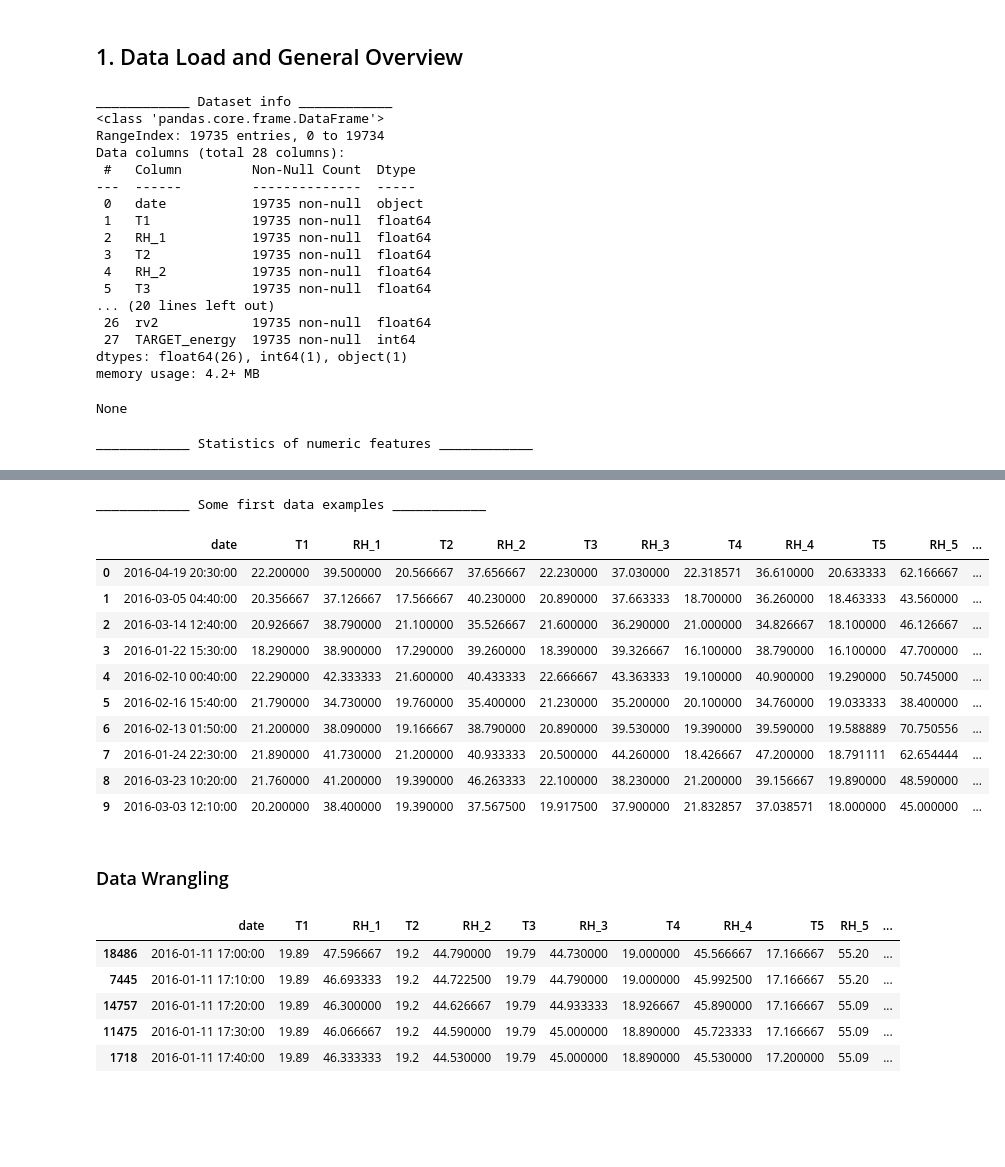
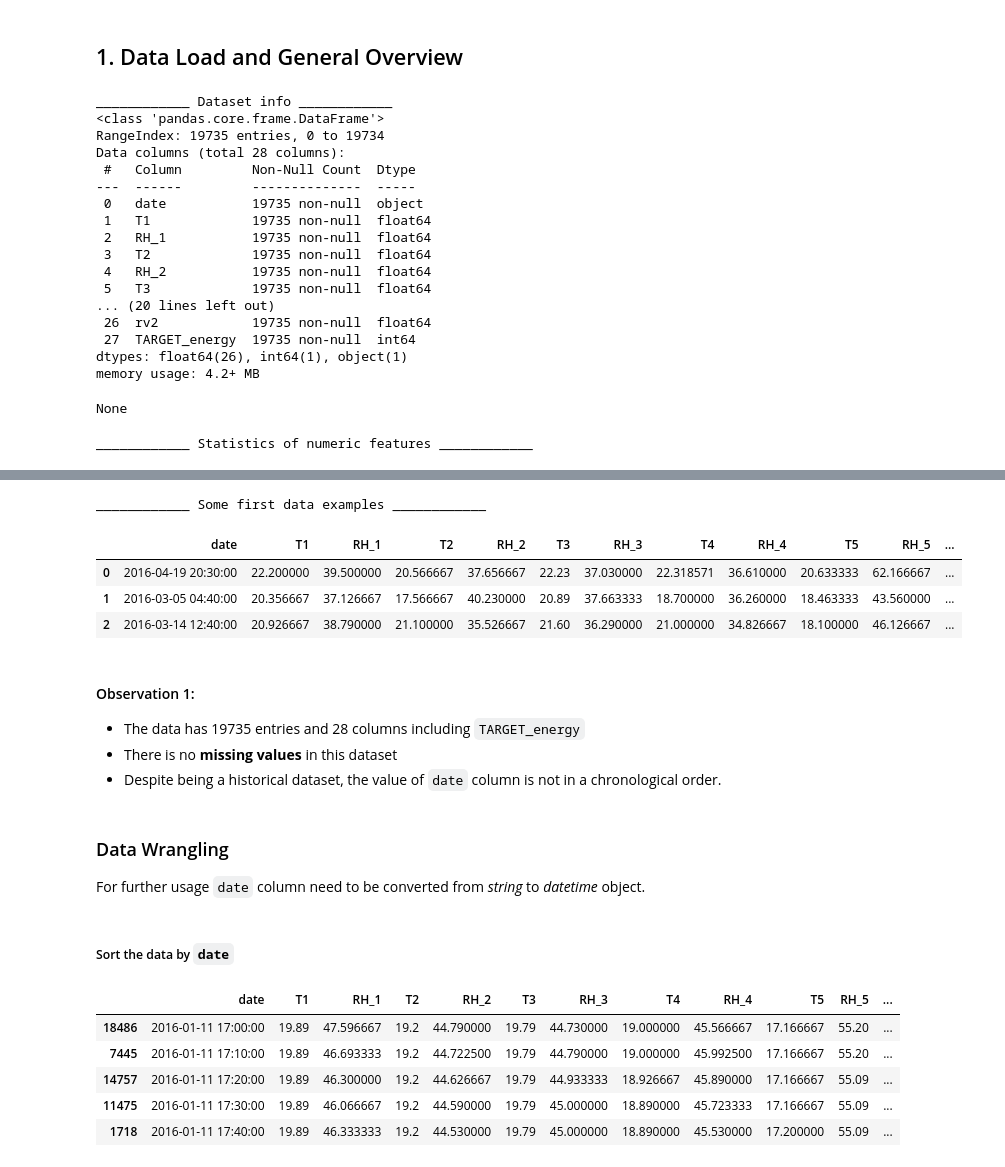
Before and after one commit to bitrao/Appliance-Energy-Use-Prediction, a Jupyter notebook: Energy-Used-Prediction.ipynb, the cells around one changed output, grey strips where cells are left out. Cells and saved outputs as stored; diff of their text form; code cells hidden in the pictures; blank space fills up the shorter version.

```diff
--- a/Energy-Used-Prediction.ipynb
+++ b/Energy-Used-Prediction.ipynb
@@ -45,50 +51,51 @@ display(df.info())
 print('\n____________ Statistics of numeric features ____________')
 display(df.describe())
 print('\n____________ Some first data examples ____________')
-df.head(10)
+df.head(3)
 # %% [output]
 ____________ Dataset info ____________
 <class 'pandas.core.frame.DataFrame'>
 RangeIndex: 19735 entries, 0 to 19734
 Data columns (total 28 columns):
  #   Column         Non-Null Count  Dtype
 ---  ------         --------------  -----
  0   date           19735 non-null  object
  1   T1             19735 non-null  float64
  2   RH_1           19735 non-null  float64
  3   T2             19735 non-null  float64
  4   RH_2           19735 non-null  float64
  5   T3             19735 non-null  float64
 ... (20 lines left out)
  26  rv2            19735 non-null  float64
  27  TARGET_energy  19735 non-null  int64
 dtypes: float64(26), int64(1), object(1)
 memory usage: 4.2+ MB
 None
 ____________ Statistics of numeric features ____________
 |  | T1 | RH_1 | T2 | RH_2 | T3 | RH_3 | T4 | RH_4 | T5 | RH_5 | T6 | ... |
 | count | 19735.000000 | 19735.000000 | 19735.000000 | 19735.000000 | 19735.000000 | 19735.000000 | 19735.000000 | 19735.000000 | 19735.000000 | 19735.000000 | 19735.000000 | ... |
 | mean | 21.686571 | 40.259739 | 20.341219 | 40.420420 | 22.267611 | 39.242500 | 20.855335 | 39.026904 | 19.592106 | 50.949283 | 7.910939 | ... |
 | std | 1.606066 | 3.979299 | 2.192974 | 4.069813 | 2.006111 | 3.254576 | 2.042884 | 4.341321 | 1.844623 | 9.022034 | 6.090347 | ... |
 | min | 16.790000 | 27.023333 | 16.100000 | 20.463333 | 17.200000 | 28.766667 | 15.100000 | 27.660000 | 15.330000 | 29.815000 | -6.065000 | ... |
 | 25% | 20.760000 | 37.333333 | 18.790000 | 37.900000 | 20.790000 | 36.900000 | 19.530000 | 35.530000 | 18.277500 | 45.400000 | 3.626667 | ... |
 | 50% | 21.600000 | 39.656667 | 20.000000 | 40.500000 | 22.100000 | 38.530000 | 20.666667 | 38.400000 | 19.390000 | 49.090000 | 7.300000 | ... |
 | 75% | 22.600000 | 43.066667 | 21.500000 | 43.260000 | 23.290000 | 41.760000 | 22.100000 | 42.156667 | 20.619643 | 53.663333 | 11.256000 | ... |
 | max | 26.260000 | 63.360000 | 29.856667 | 56.026667 | 29.236000 | 50.163333 | 26.200000 | 51.090000 | 25.795000 | 96.321667 | 28.290000 | ... |
 ____________ Some first data examples ____________
 |  | date | T1 | RH_1 | T2 | RH_2 | T3 | RH_3 | T4 | RH_4 | T5 | RH_5 | ... |
-| 0 | 2016-04-19 20:30:00 | 22.200000 | 39.500000 | 20.566667 | 37.656667 | 22.230000 | 37.030000 | 22.318571 | 36.610000 | 20.633333 | 62.166667 | ... |
-| 1 | 2016-03-05 04:40:00 | 20.356667 | 37.126667 | 17.566667 | 40.230000 | 20.890000 | 37.663333 | 18.700000 | 36.260000 | 18.463333 | 43.560000 | ... |
-| 2 | 2016-03-14 12:40:00 | 20.926667 | 38.790000 | 21.100000 | 35.526667 | 21.600000 | 36.290000 | 21.000000 | 34.826667 | 18.100000 | 46.126667 | ... |
-| 3 | 2016-01-22 15:30:00 | 18.290000 | 38.900000 | 17.290000 | 39.260000 | 18.390000 | 39.326667 | 16.100000 | 38.790000 | 16.100000 | 47.700000 | ... |
-| 4 | 2016-02-10 00:40:00 | 22.290000 | 42.333333 | 21.600000 | 40.433333 | 22.666667 | 43.363333 | 19.100000 | 40.900000 | 19.290000 | 50.745000 | ... |
-| 5 | 2016-02-16 15:40:00 | 21.790000 | 34.730000 | 19.760000 | 35.400000 | 21.230000 | 35.200000 | 20.100000 | 34.760000 | 19.033333 | 38.400000 | ... |
-| 6 | 2016-02-13 01:50:00 | 21.200000 | 38.090000 | 19.166667 | 38.790000 | 20.890000 | 39.530000 | 19.390000 | 39.590000 | 19.588889 | 70.750556 | ... |
-| 7 | 2016-01-24 22:30:00 | 21.890000 | 41.730000 | 21.200000 | 40.933333 | 20.500000 | 44.260000 | 18.426667 | 47.200000 | 18.791111 | 62.654444 | ... |
-| 8 | 2016-03-23 10:20:00 | 21.760000 | 41.200000 | 19.390000 | 46.263333 | 22.100000 | 38.230000 | 21.200000 | 39.156667 | 19.890000 | 48.590000 | ... |
-| 9 | 2016-03-03 12:10:00 | 20.200000 | 38.400000 | 19.390000 | 37.567500 | 19.917500 | 37.900000 | 21.832857 | 37.038571 | 18.000000 | 45.000000 | ... |
+| 0 | 2016-04-19 20:30:00 | 22.200000 | 39.500000 | 20.566667 | 37.656667 | 22.23 | 37.030000 | 22.318571 | 36.610000 | 20.633333 | 62.166667 | ... |
+| 1 | 2016-03-05 04:40:00 | 20.356667 | 37.126667 | 17.566667 | 40.230000 | 20.89 | 37.663333 | 18.700000 | 36.260000 | 18.463333 | 43.560000 | ... |
+| 2 | 2016-03-14 12:40:00 | 20.926667 | 38.790000 | 21.100000 | 35.526667 | 21.60 | 36.290000 | 21.000000 | 34.826667 | 18.100000 | 46.126667 | ... |
+# %% [markdown]
+#### Observation 1:
+- The data has 19735 entries and 28 columns including `TARGET_energy`
+- There is no **missing values** in this dataset
+- Despite being a historical dataset, the value of `date` column is not in a chronological order.
 # %% [markdown]
 ### Data Wrangling
+For further usage `date` column need to be converted from *string* to *datetime* object.
 # %%
 df['date'] = pd.to_datetime(df['date'])
+# %% [markdown]
+##### Sort the data by `date`
 # %%
```
Also changed, not shown: parts of 10 cells of this notebook.
